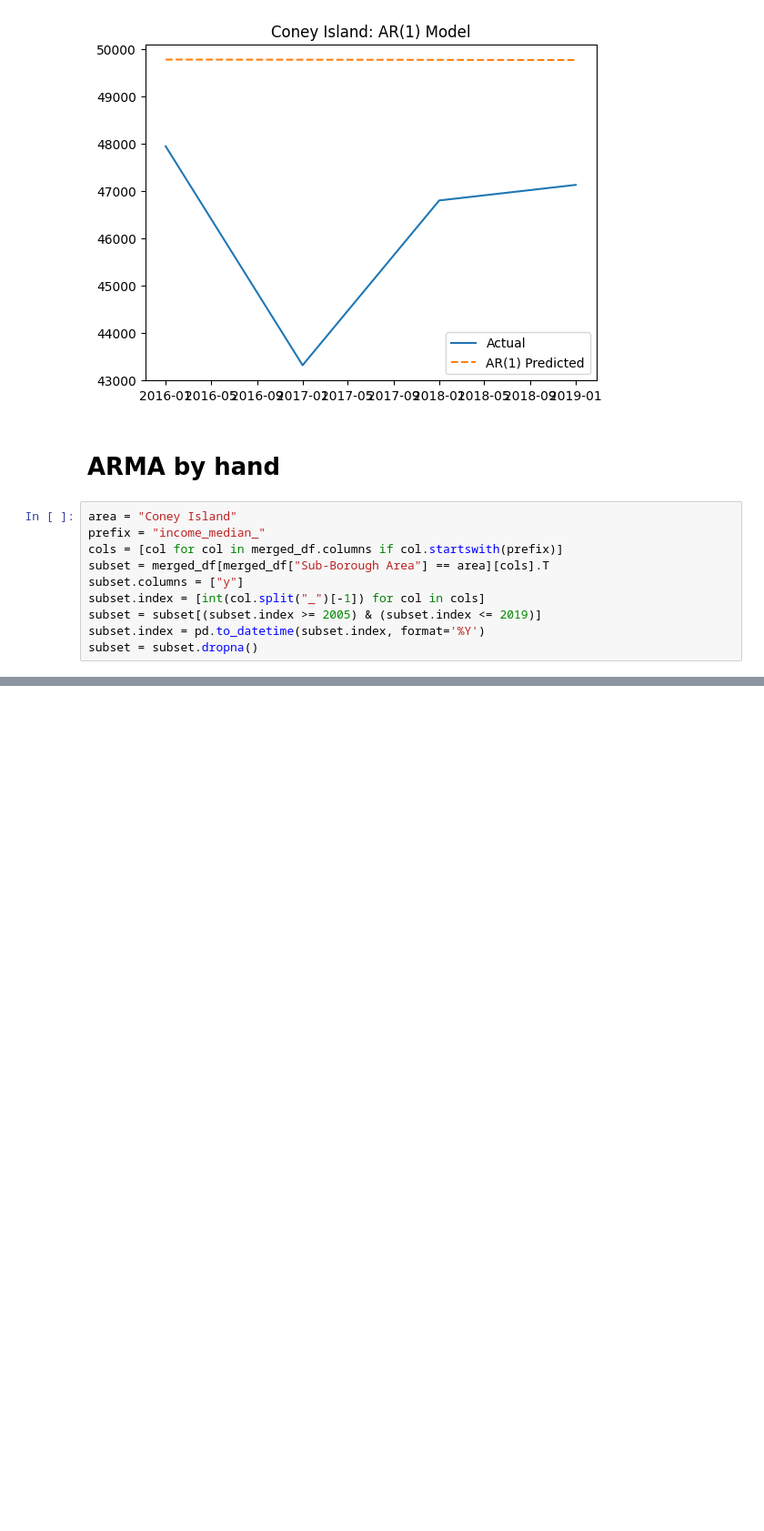
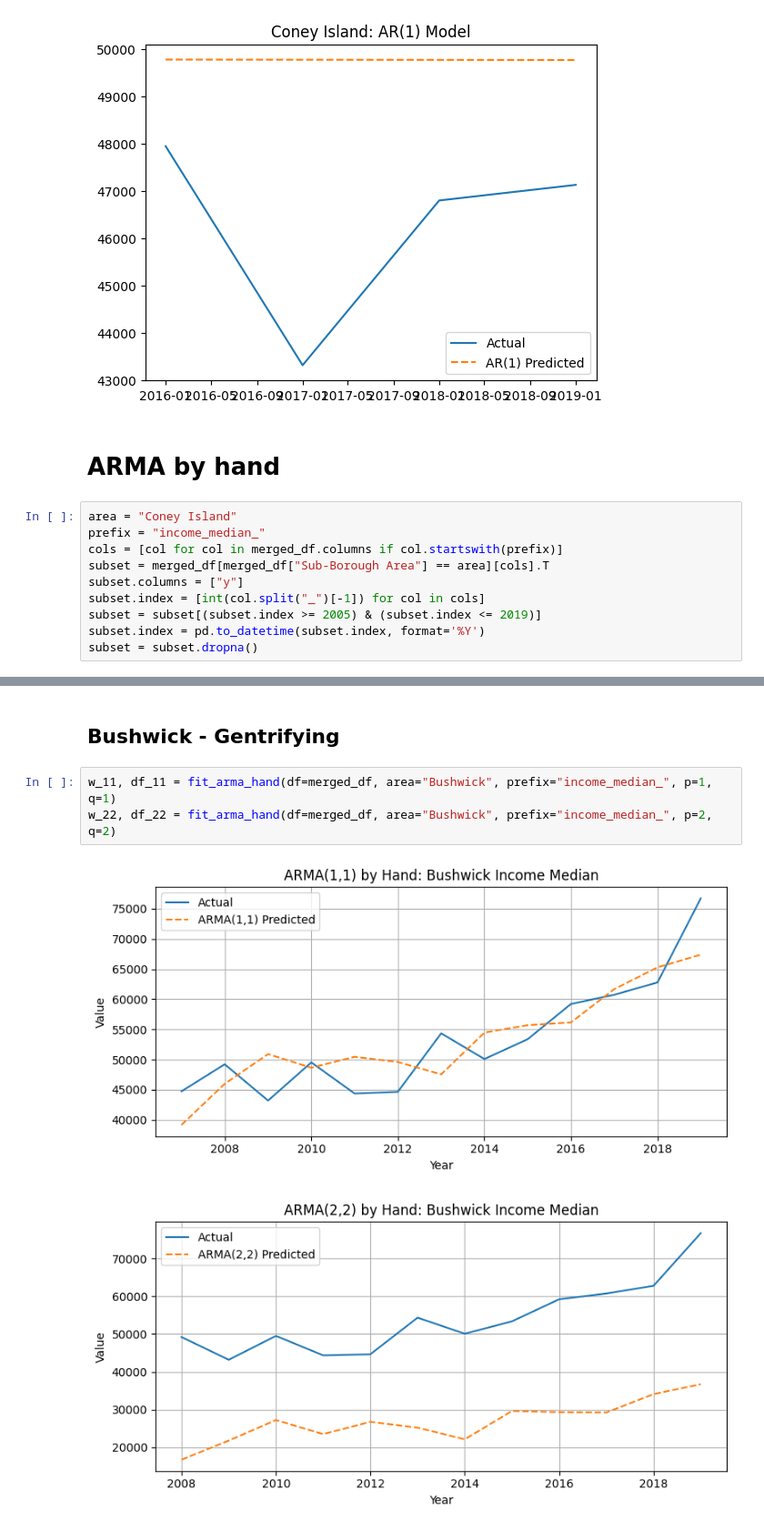
Before and after one commit to tylermck101/ml2finalproj, a Jupyter notebook: data.ipynb, the cells around one changed output, grey strips where cells are left out. Shown at 91% size. Cells and saved outputs as stored; diff of their text form; blank space fills up the shorter version.

```diff
--- a/data.ipynb
+++ b/data.ipynb
@@ -455,0 +439,8 @@ MAPE: 6.81%
+# %% [markdown]
+## Bushwick - Gentrifying
+# %%
+w_11, df_11 = fit_arma_hand(df=merged_df, area="Bushwick", prefix="income_median_", p=1, q=1)
+w_22, df_22 = fit_arma_hand(df=merged_df, area="Bushwick", prefix="income_median_", p=2, q=2)
+# %% [output]
+[figure, added]
+[figure, added]
```
Also changed, not shown: parts of 11 cells of this notebook.
